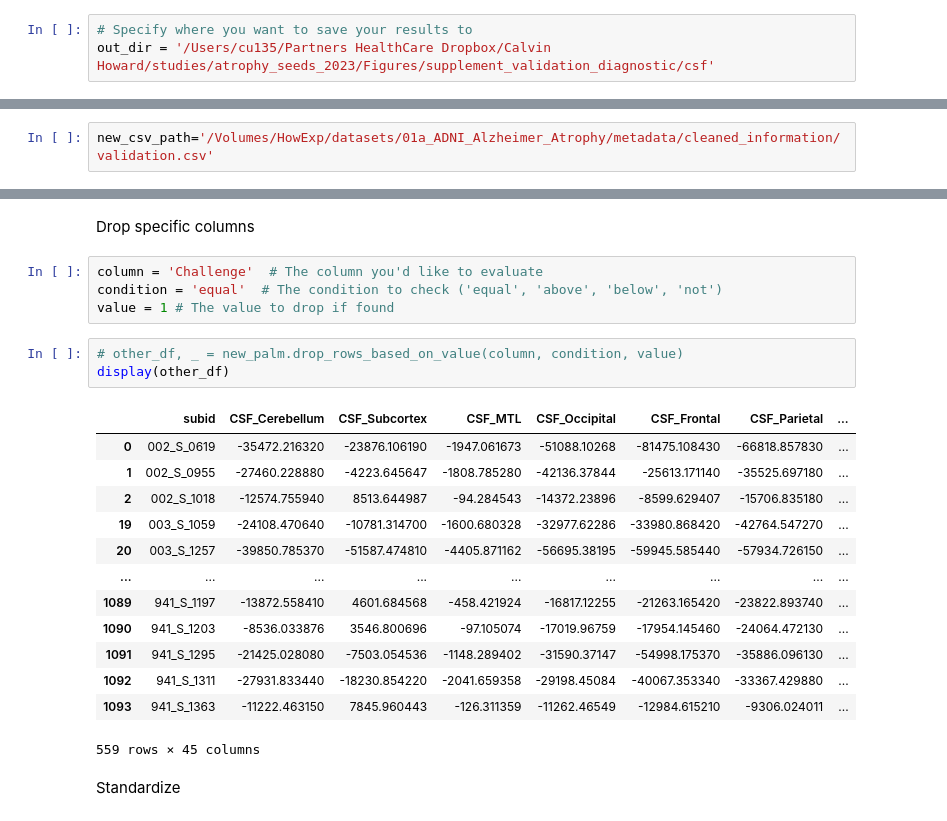
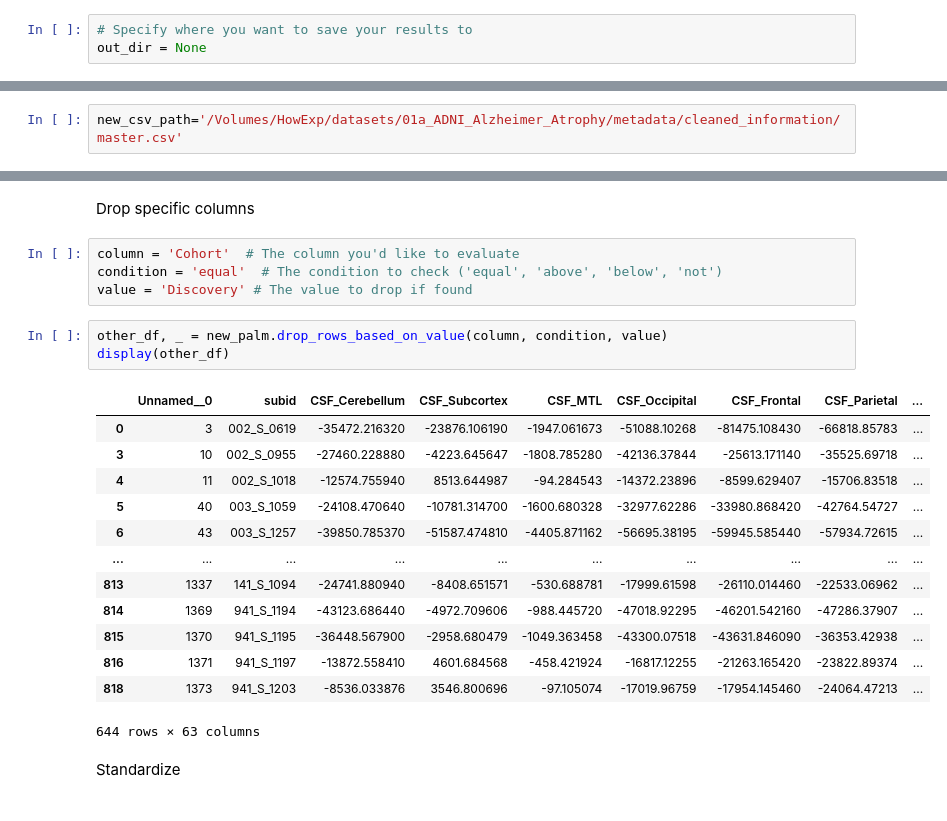
Before and after one commit to Calvinwhow/CircuitPyPer, a Jupyter notebook: notebooks/statistical_notebooks/classification_notebooks/logistic_regression_notebook.ipynb, the cells around one changed output, grey strips where cells are left out. Cells and saved outputs as stored; diff of their text form.

```diff
--- a/notebooks/statistical_notebooks/classification_notebooks/logistic_regression_notebook.ipynb
+++ b/notebooks/statistical_notebooks/classification_notebooks/logistic_regression_notebook.ipynb
@@ -29,7 +29,7 @@ Notes:
 Prep Output Directory
 # %%
 # Specify where you want to save your results to
-out_dir = '/Users/cu135/Partners HealthCare Dropbox/Calvin Howard/studies/atrophy_seeds_2023/Figures/supplement_validation_diagnostic/csf'
+out_dir = None
 # %% [markdown]
 Import Data
 # %%
@@ -562,7 +565,7 @@ Done  2
 # 10 - Predict Unseen Data
 - Unseen data is expected to be in a held-out CSV with the exact same naming conventions used by the training data
 # %%
-new_csv_path='/Volumes/HowExp/datasets/01a_ADNI_Alzheimer_Atrophy/metadata/cleaned_information/validation.csv'
+new_csv_path='/Volumes/HowExp/datasets/01a_ADNI_Alzheimer_Atrophy/metadata/cleaned_information/master.csv'
 # %% [markdown]
 Get New Data
 # %%
@@ -606,26 +629,26 @@ display(other_df)
 # %% [markdown]
 Drop specific columns
 # %%
-column = 'Challenge'  # The column you'd like to evaluate
+column = 'Cohort'  # The column you'd like to evaluate
 condition = 'equal'  # The condition to check ('equal', 'above', 'below', 'not')
-value = 1 # The value to drop if found
+value = 'Discovery' # The value to drop if found
 # %%
-# other_df, _ = new_palm.drop_rows_based_on_value(column, condition, value)
+other_df, _ = new_palm.drop_rows_based_on_value(column, condition, value)
 display(other_df)
 # %% [output]
-|  | subid | CSF_Cerebellum | CSF_Subcortex | CSF_MTL | CSF_Occipital | CSF_Frontal | CSF_Parietal | ... |
-| 0 | 002_S_0619 | -35472.216320 | -23876.106190 | -1947.061673 | -51088.10268 | -81475.108430 | -66818.857830 | ... |
-| 1 | 002_S_0955 | -27460.228880 | -4223.645647 | -1808.785280 | -42136.37844 | -25613.171140 | -35525.697180 | ... |
-| 2 | 002_S_1018 | -12574.755940 | 8513.644987 | -94.284543 | -14372.23896 | -8599.629407 | -15706.835180 | ... |
-| 19 | 003_S_1059 | -24108.470640 | -10781.314700 | -1600.680328 | -32977.62286 | -33980.868420 | -42764.547270 | ... |
-| 20 | 003_S_1257 | -39850.785370 | -51587.474810 | -4405.871162 | -56695.38195 | -59945.585440 | -57934.726150 | ... |
-| ... | ... | ... | ... | ... | ... | ... | ... | ... |
-| 1089 | 941_S_1197 | -13872.558410 | 4601.684568 | -458.421924 | -16817.12255 | -21263.165420 | -23822.893740 | ... |
-| 1090 | 941_S_1203 | -8536.033876 | 3546.800696 | -97.105074 | -17019.96759 | -17954.145460 | -24064.472130 | ... |
-| 1091 | 941_S_1295 | -21425.028080 | -7503.054536 | -1148.289402 | -31590.37147 | -54998.175370 | -35886.096130 | ... |
-| 1092 | 941_S_1311 | -27931.833440 | -18230.854220 | -2041.659358 | -29198.45084 | -40067.353340 | -33367.429880 | ... |
-| 1093 | 941_S_1363 | -11222.463150 | 7845.960443 | -126.311359 | -11262.46549 | -12984.615210 | -9306.024011 | ... |
+|  | Unnamed__0 | subid | CSF_Cerebellum | CSF_Subcortex | CSF_MTL | CSF_Occipital | CSF_Frontal | CSF_Parietal | ... |
+| 0 | 3 | 002_S_0619 | -35472.216320 | -23876.106190 | -1947.061673 | -51088.10268 | -81475.108430 | -66818.85783 | ... |
+| 3 | 10 | 002_S_0955 | -27460.228880 | -4223.645647 | -1808.785280 | -42136.37844 | -25613.171140 | -35525.69718 | ... |
+| 4 | 11 | 002_S_1018 | -12574.755940 | 8513.644987 | -94.284543 | -14372.23896 | -8599.629407 | -15706.83518 | ... |
+| 5 | 40 | 003_S_1059 | -24108.470640 | -10781.314700 | -1600.680328 | -32977.62286 | -33980.868420 | -42764.54727 | ... |
+| 6 | 43 | 003_S_1257 | -39850.785370 | -51587.474810 | -4405.871162 | -56695.38195 | -59945.585440 | -57934.72615 | ... |
+| ... | ... | ... | ... | ... | ... | ... | ... | ... | ... |
+| 813 | 1337 | 141_S_1094 | -24741.880940 | -8408.651571 | -530.688781 | -17999.61598 | -26110.014460 | -22533.06962 | ... |
+| 814 | 1369 | 941_S_1194 | -43123.686440 | -4972.709606 | -988.445720 | -47018.92295 | -46201.542160 | -47286.37907 | ... |
+| 815 | 1370 | 941_S_1195 | -36448.567900 | -2958.680479 | -1049.363458 | -43300.07518 | -43631.846090 | -36353.42938 | ... |
+| 816 | 1371 | 941_S_1197 | -13872.558410 | 4601.684568 | -458.421924 | -16817.12255 | -21263.165420 | -23822.89374 | ... |
+| 818 | 1373 | 941_S_1203 | -8536.033876 | 3546.800696 | -97.105074 | -17019.96759 | -17954.145460 | -24064.47213 | ... |
-559 rows × 45 columns
+644 rows × 63 columns
 # %% [markdown]
 Standardize
 # %%
```
Also changed, not shown: parts of 37 cells of this notebook, 17 other files.
